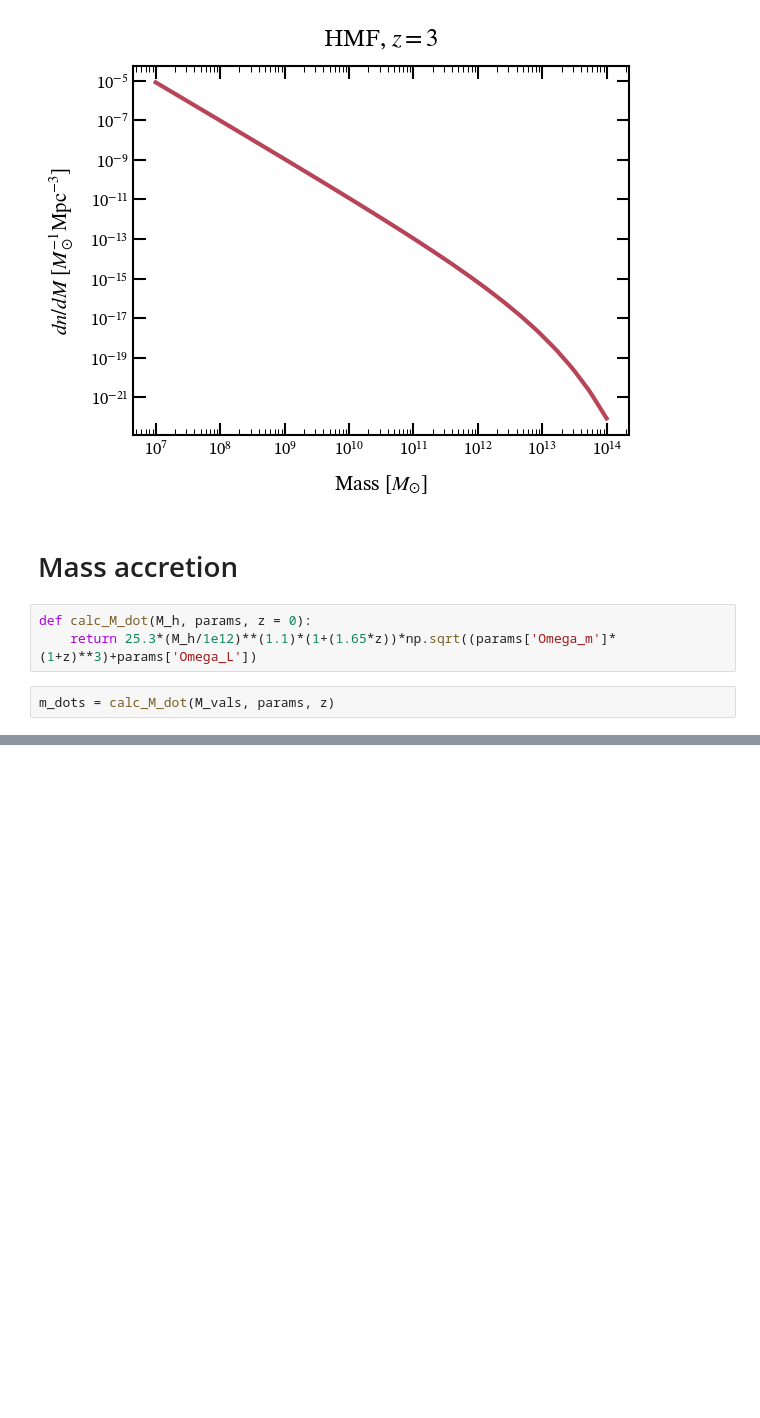
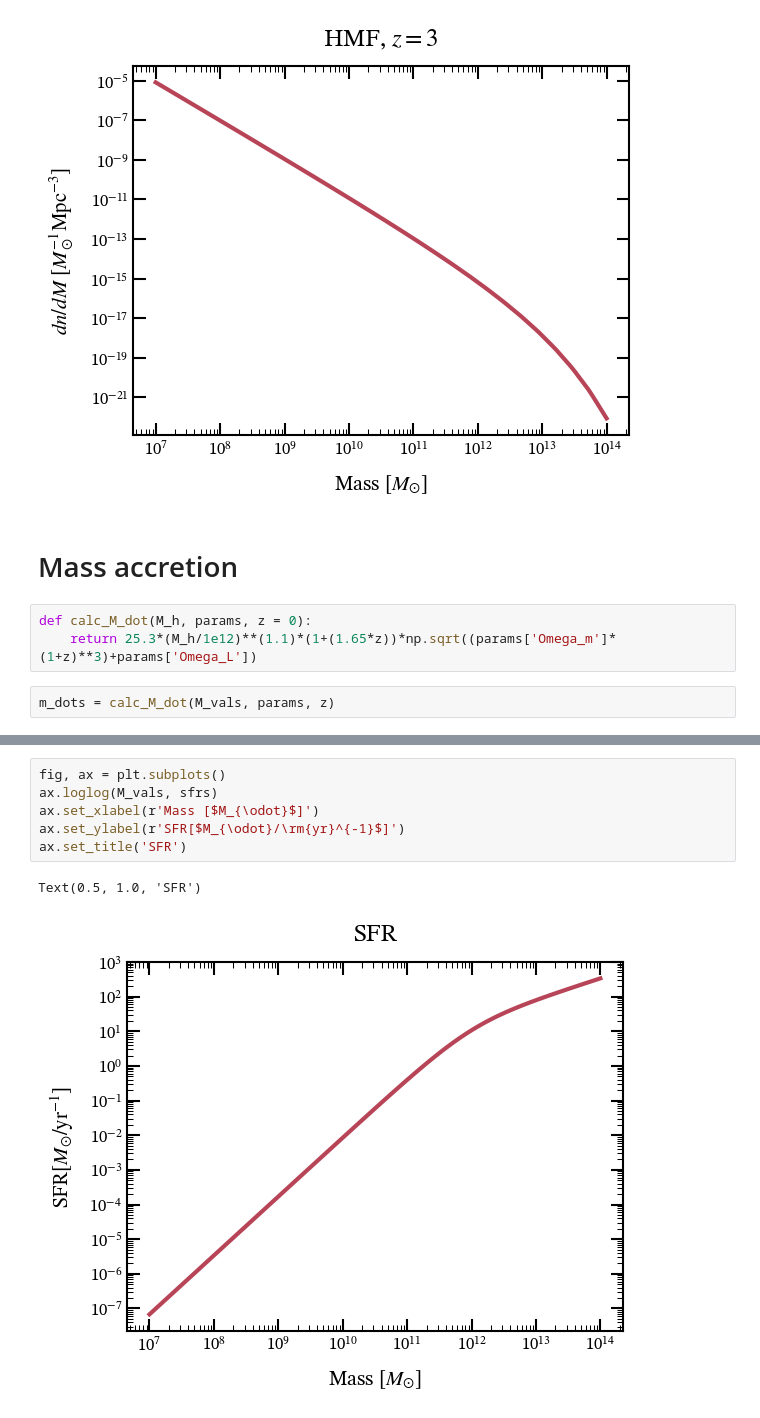
Before and after one commit to ebregou/modeling_stochasticity, a Jupyter notebook: notebooks/UVLF.ipynb, the cells around one changed output, grey strips where cells are left out. Cells and saved outputs as stored; diff of their text form; blank space fills up the shorter version.

```diff
--- a/notebooks/UVLF.ipynb
+++ b/notebooks/UVLF.ipynb
@@ -61,0 +72,9 @@ sfrs = SFR(M_vals, params, z)
+# %%
+fig, ax = plt.subplots()
+ax.loglog(M_vals, sfrs)
+ax.set_xlabel(r'Mass [$M_{\odot}$]')
+ax.set_ylabel(r'SFR[$M_{\odot}/\rm{yr}^{-1}$]')
+ax.set_title('SFR')
+# %% [output]
+Text(0.5, 1.0, 'SFR')
+[figure, added]
```
Also changed, not shown: parts of 15 cells of this notebook, 3 other files.
